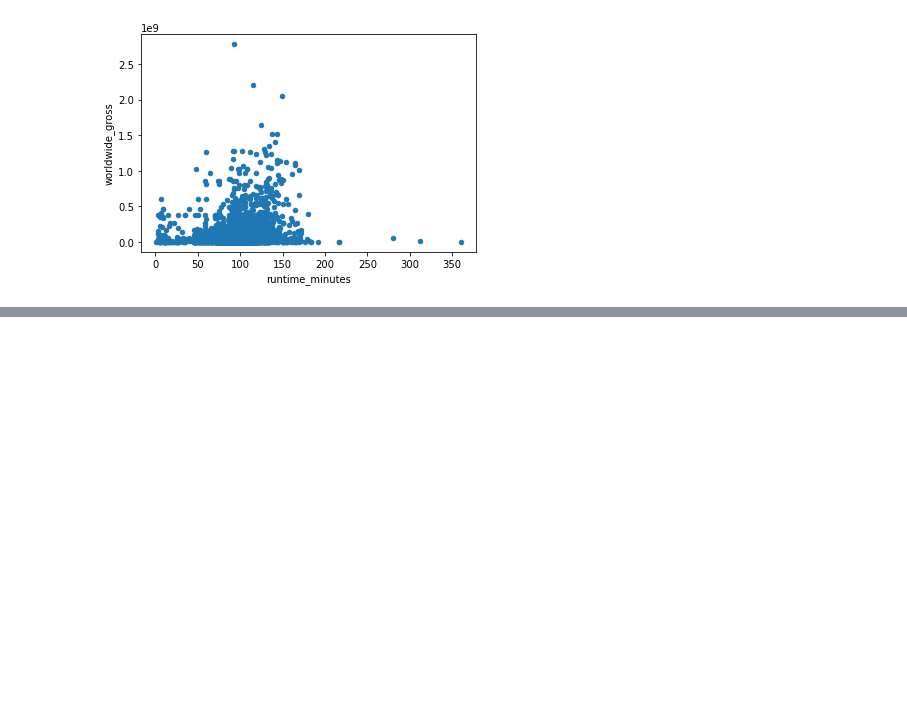
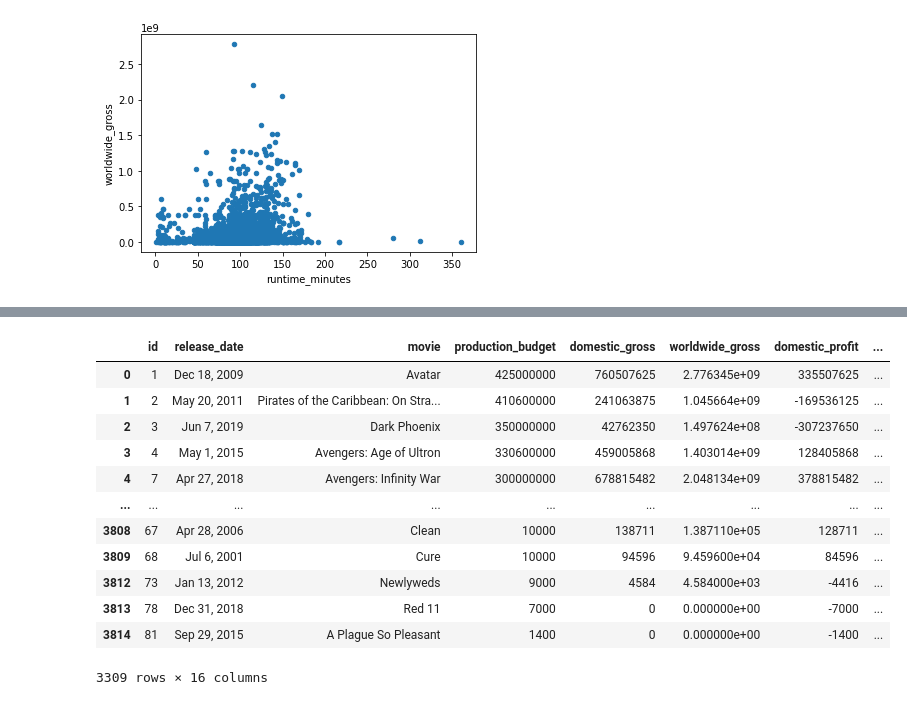
Before and after one commit to mahanabba/Pod_3_Capstone, a Jupyter notebook: mahans_notebook.ipynb, the cells around one changed output, grey strips where cells are left out. Drawn from its saved outputs; the diff is of its cells as text; code cells hidden in the pictures; blank space fills up the shorter version.

```diff
--- a/mahans_notebook.ipynb
+++ b/mahans_notebook.ipynb
@@ -346,0 +363,23 @@ tn_basics.plot(x='runtime_minutes', y='worldwide_gross', kind='scatter')
+# %%
+tn_basics.dropna(inplace=True)
+# %%
+tn_basics["genre1"] = tn_basics['genres'].map(lambda x : x.split(',')[0])
+# %%
+tn_basics['genre2'] = tn_basics['genres'].map(lambda x : x.split(',')[1] if len(x.split(',')) > 1 else 'None')
+tn_basics['genre3'] = tn_basics['genres'].map(lambda x :  x.split(',')[2] if len(x.split(',')) > 2  else 'None')
+# %%
+tn_basics
+# %% [output]
+|  | id | release_date | movie | production_budget | domestic_gross | worldwide_gross | domestic_profit | ... |
+| 0 | 1 | Dec 18, 2009 | Avatar | 425000000 | 760507625 | 2.776345e+09 | 335507625 | ... |
+| 1 | 2 | May 20, 2011 | Pirates of the Caribbean: On Stra... | 410600000 | 241063875 | 1.045664e+09 | -169536125 | ... |
+| 2 | 3 | Jun 7, 2019 | Dark Phoenix | 350000000 | 42762350 | 1.497624e+08 | -307237650 | ... |
+| 3 | 4 | May 1, 2015 | Avengers: Age of Ultron | 330600000 | 459005868 | 1.403014e+09 | 128405868 | ... |
+| 4 | 7 | Apr 27, 2018 | Avengers: Infinity War | 300000000 | 678815482 | 2.048134e+09 | 378815482 | ... |
+| ... | ... | ... | ... | ... | ... | ... | ... | ... |
+| 3808 | 67 | Apr 28, 2006 | Clean | 10000 | 138711 | 1.387110e+05 | 128711 | ... |
+| 3809 | 68 | Jul 6, 2001 | Cure | 10000 | 94596 | 9.459600e+04 | 84596 | ... |
+| 3812 | 73 | Jan 13, 2012 | Newlyweds | 9000 | 4584 | 4.584000e+03 | -4416 | ... |
+| 3813 | 78 | Dec 31, 2018 | Red 11 | 7000 | 0 | 0.000000e+00 | -7000 | ... |
+| 3814 | 81 | Sep 29, 2015 | A Plague So Pleasant | 1400 | 0 | 0.000000e+00 | -1400 | ... |
+3309 rows × 16 columns
```
Also changed, not shown: parts of 25 cells of this notebook.
